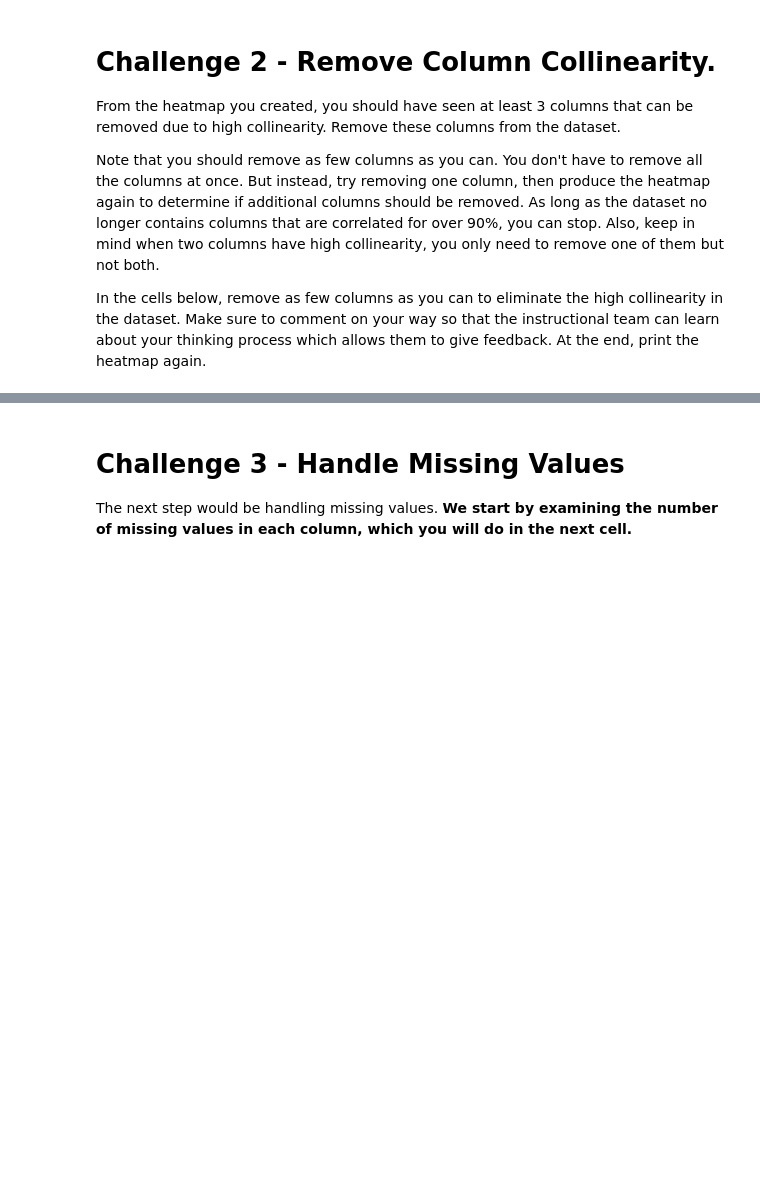
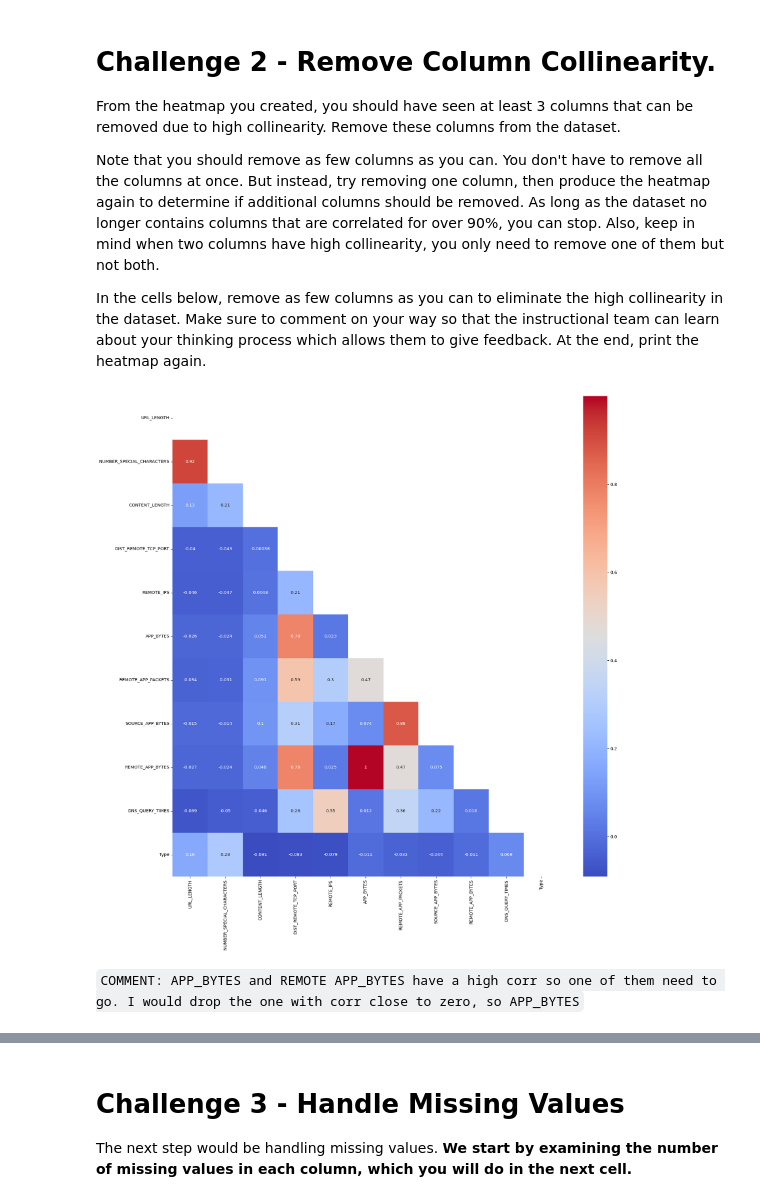
Before and after one commit to zepcerqueira/supervised-learning-classification, a Jupyter notebook: your-code/main.ipynb, the cells around one changed output, grey strips where cells are left out. Saved outputs shown, nothing was run; the diff lists cells and outputs as text; code cells hidden in the pictures; blank space fills up the shorter version.

```diff
--- a/your-code/main.ipynb
+++ b/your-code/main.ipynb
@@ -64,3 +132,5 @@ Note that you should remove as few columns as you can. You don't have to remove
 In the cells below, remove as few columns as you can to eliminate the high collinearity in the dataset. Make sure to comment on your way so that the instructional team can learn about your thinking process which allows them to give feedback. At the end, print the heatmap again.
 # %%
 # Your code here
+
+websites_after_corr = website_numerical.drop(["APP_PACKETS", "TCP_CONVERSATION_EXCHANGE", "SOURCE_APP_PACKETS" ], axis=1)
@@ -70,0 +137,12 @@ In the cells below, remove as few columns as you can to eliminate the high colli
+# %%
+# Your comment here
+
+mask = np.triu(np.ones_like(websites_after_corr.corr(), dtype=bool))
+
+fig = plt.figure(figsize=(20, 20))
+sns.heatmap(websites_after_corr.corr(), annot=True, cmap="coolwarm", mask=mask)
+plt.show()
+# %% [output]
+[figure, added]
+# %% [markdown]
+`COMMENT: APP_BYTES and REMOTE APP_BYTES have a high corr so one of them need to go. I would drop the one with corr close to zero, so APP_BYTES`
```
Also changed, not shown: parts of 68 cells of this notebook.
